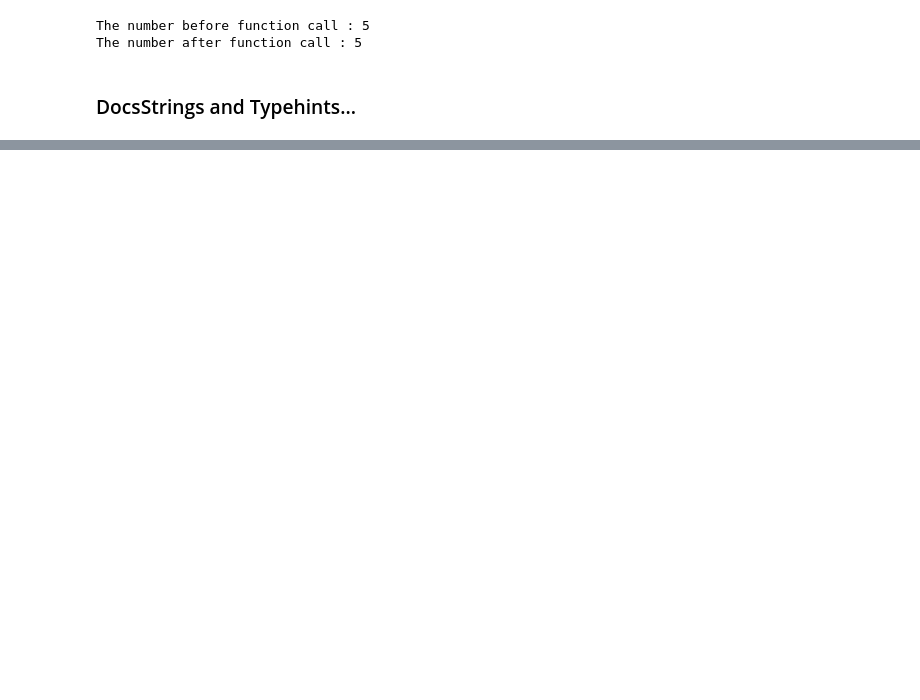
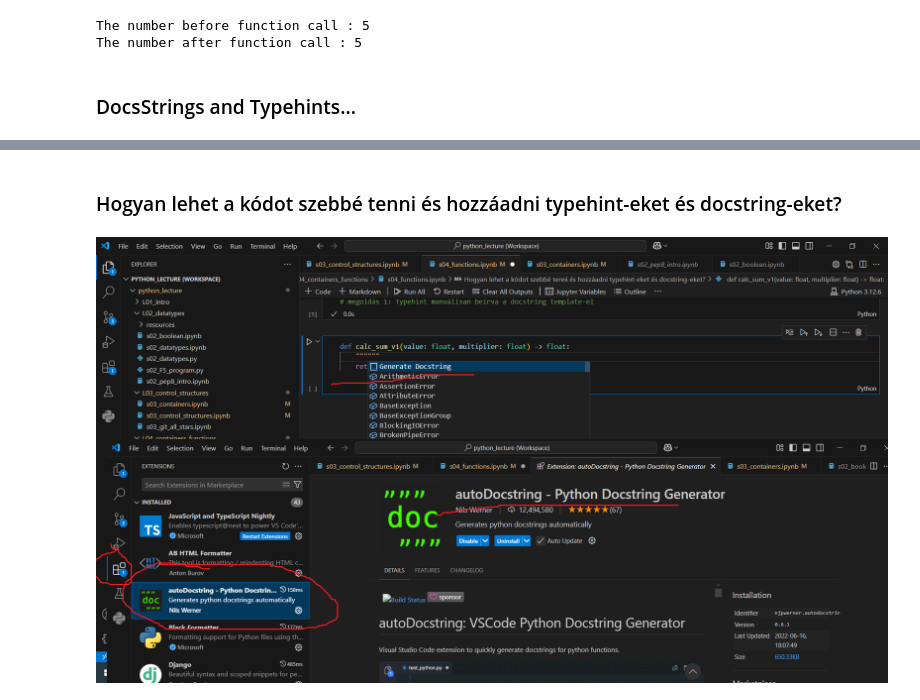
Before and after one commit to bebesi33/python_lecture, a Jupyter notebook: L04_containers_functions/s04_functions.ipynb, the cells around one changed output, grey strips where cells are left out. Cells and saved outputs as stored; diff of their text form; code cells hidden in the pictures; blank space fills up the shorter version.

```diff
--- a/L04_containers_functions/s04_functions.ipynb
+++ b/L04_containers_functions/s04_functions.ipynb
@@ -69,0 +115,2 @@ The number after function call : 5
+# %% [markdown]
+### Hogyan lehet a kódot szebbé tenni és hozzáadni typehint-eket és docstring-eket?
@@ -69,0 +119,5 @@ The number after function call : 5
+# %%
+# megoldás 1: Typehint manuálisan beírva a docstring template-el
+Image(filename="resources/docstrings_solution_1.png")
+# %% [output]
+[figure, added]
```
Also changed, not shown: parts of 8 cells of this notebook, 5 other files.
